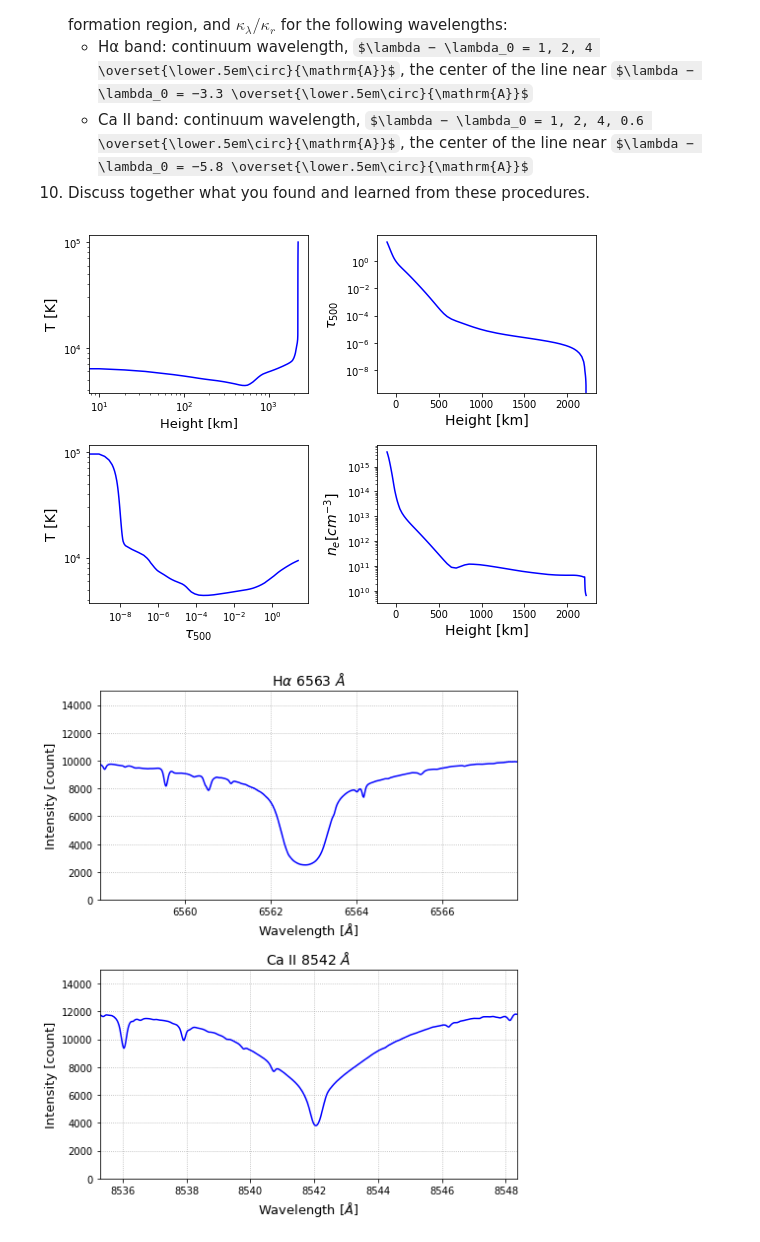
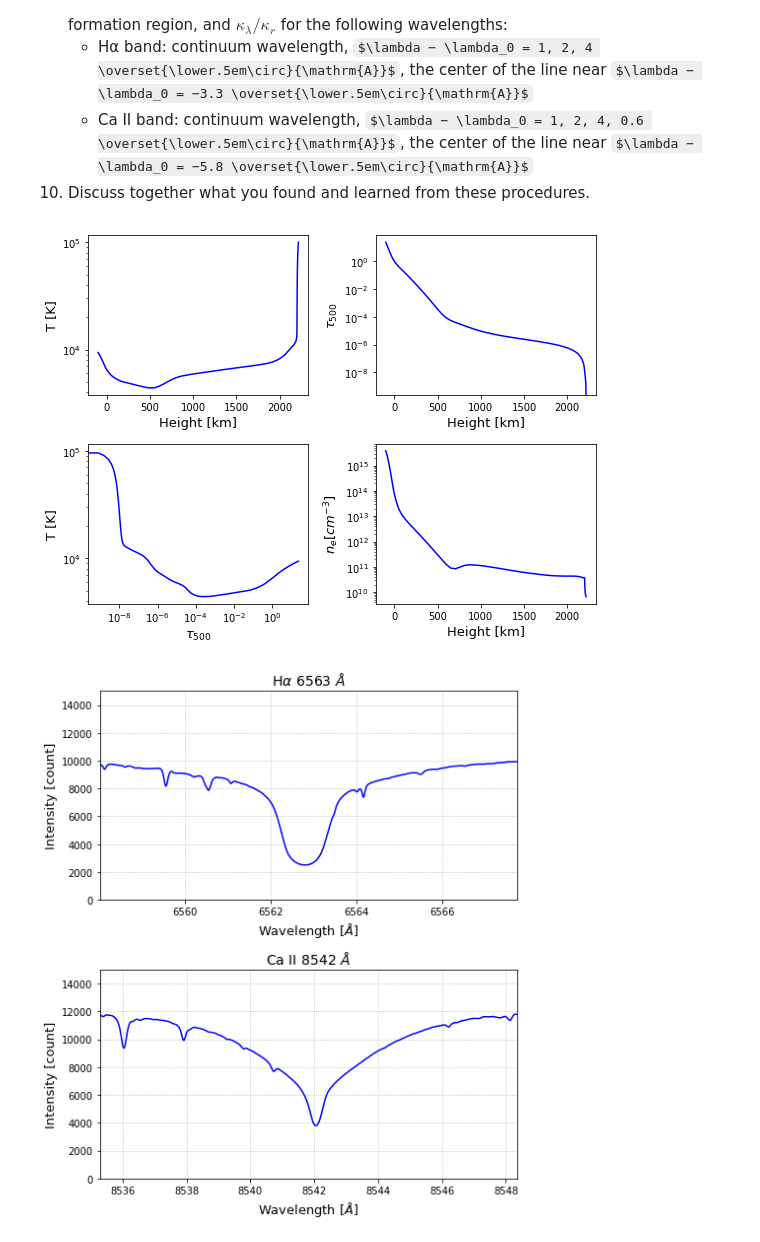
Before and after one commit to guidesk/lab2, a Jupyter notebook: lab_project_2.ipynb, the cells around one changed output. Cells and saved outputs as stored; diff of their text form; code cells hidden in the pictures; some formulas as TeX source.

```diff
--- a/lab_project_2.ipynb
+++ b/lab_project_2.ipynb
@@ -93,42 +93,41 @@ Ca = FISS(data_Ca)
 
 # set figures
 fig, ax = plt.subplots(2,2, figsize=[8,6])
 fsize = 13 #font size
 
 ax[0,0].plot(HEIGHTS, TEMPERATURE, 'b')
 ax[0,0].set_xlabel('Height [km]', fontsize=fsize)
-ax[0,0].set_ylabel('T [K]', fontsize=tsize)
+ax[0,0].set_ylabel('T [K]', fontsize=fsize)
 #ax[0,0].set_xlim(-100, 1500)
 #ax[0,0].set_ylim(4e3, 1e4)
-ax[0,0].set_xscale('log')
 ax[0,0].set_yscale('log')
 
 ax[0,1].plot(HEIGHTS, TAU_500, 'b')
-ax[0,1].set_xlabel('Height [km]', fontsize=tsize)
-ax[0,1].set_ylabel(r'$\tau_{500}$', fontsize=tsize)
+ax[0,1].set_xlabel('Height [km]', fontsize=fsize)
+ax[0,1].set_ylabel(r'$\tau_{500}$', fontsize=fsize)
 #ax[0,1].set_xlim(-100, 1500)
 #ax[0,1].set_ylim(1e-6, 1e2)
 ax[0,1].set_yscale('log')
 
 ax[1,0].plot(TAU_500, TEMPERATURE, 'b')
-ax[1,0].set_xlabel(r'$\tau_{500}$', fontsize=tsize)
-ax[1,0].set_ylabel('T [K]', fontsize=tsize)
+ax[1,0].set_xlabel(r'$\tau_{500}$', fontsize=fsize)
+ax[1,0].set_ylabel('T [K]', fontsize=fsize)
 #ax[1,0].set_xlim(1e2, 1e-6)
 #ax[1,0].set_ylim(4e3, 1e4)
 ax[1,0].set_xscale('log')
 ax[1,0].set_yscale('log')
 
 ax[1,1].plot(HEIGHTS, N_ELECTRON, 'b')
-ax[1,1].set_xlabel('Height [km]', fontsize=tsize)
-ax[1,1].set_ylabel(r'$n_e [cm^{-3}$]', fontsize=tsize)
+ax[1,1].set_xlabel('Height [km]', fontsize=fsize)
+ax[1,1].set_ylabel(r'$n_e [cm^{-3}$]', fontsize=fsize)
 #ax[1,1].set_xlim(-100, 1500)
 ax[1,1].set_yscale('log')
 
 fig.tight_layout()
 #plt.savefig('.pdf', format='pdf', dpi=1000)
 plt.show()
 # %% [output]
-[figure, old version]
+[figure, new version]
 # %%
 # Draw Specific Intensity with data counts
 
```
Also changed, not shown: parts of 4 cells of this notebook.
